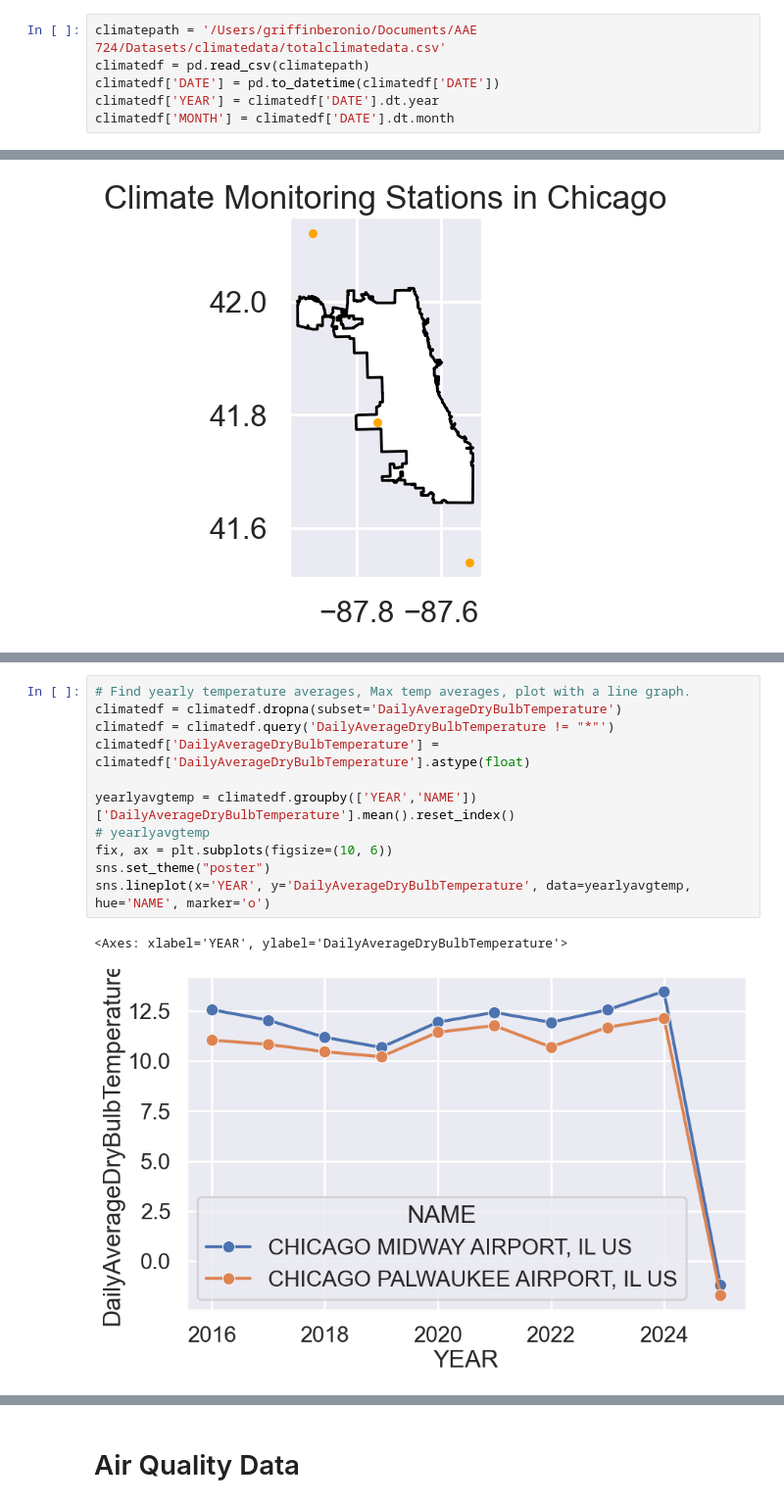
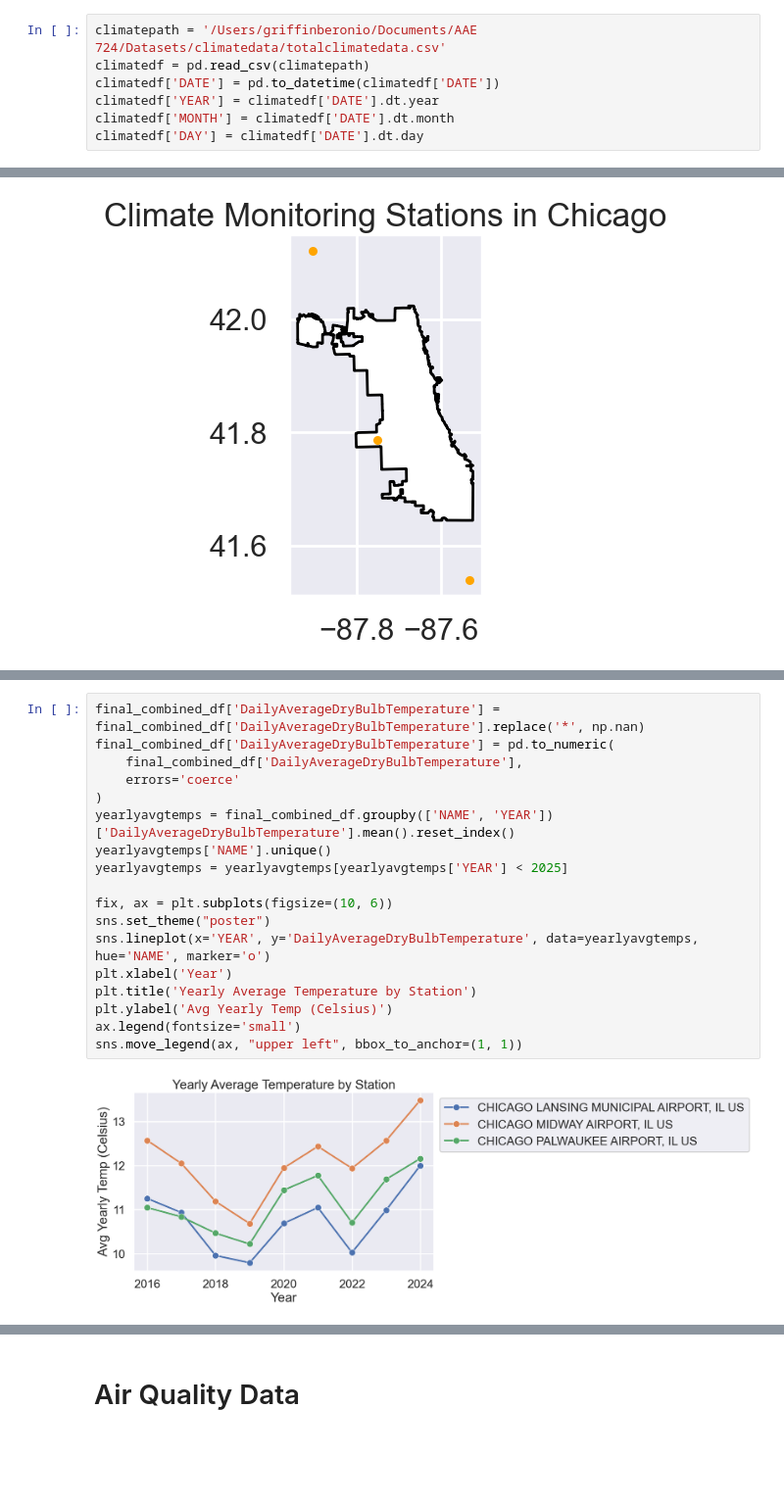
Before and after one commit to griffinberonio/AAE-724-Repo, a Jupyter notebook: airdatanotebook.ipynb, the cells around one changed output, grey strips where cells are left out. Shown at 98% size. Cells and saved outputs as stored; diff of their text form; blank space fills up the shorter version.

Commit message:
Final updates to the notebook for data description II

```diff
--- a/airdatanotebook.ipynb
+++ b/airdatanotebook.ipynb
@@ -256,3 +257,4 @@ climatedf = pd.read_csv(climatepath)
 climatedf['DATE'] = pd.to_datetime(climatedf['DATE'])
 climatedf['YEAR'] = climatedf['DATE'].dt.year
 climatedf['MONTH'] = climatedf['DATE'].dt.month
+climatedf['DAY'] = climatedf['DATE'].dt.day
@@ -318,14 +370,20 @@ for i in hourlycols:
-# %%
-# Find yearly temperature averages, Max temp averages, plot with a line graph.
-climatedf = climatedf.dropna(subset='DailyAverageDryBulbTemperature')
-climatedf = climatedf.query('DailyAverageDryBulbTemperature != "*"')
-climatedf['DailyAverageDryBulbTemperature'] = climatedf['DailyAverageDryBulbTemperature'].astype(float)
-
-yearlyavgtemp = climatedf.groupby(['YEAR','NAME'])['DailyAverageDryBulbTemperature'].mean().reset_index()
-# yearlyavgtemp
-fix, ax = plt.subplots(figsize=(10, 6))
-sns.set_theme("poster")
-sns.lineplot(x='YEAR', y='DailyAverageDryBulbTemperature', data=yearlyavgtemp, hue='NAME', marker='o')
-# %% [output]
-<Axes: xlabel='YEAR', ylabel='DailyAverageDryBulbTemperature'>
-[figure, removed]
+# %%
+final_combined_df['DailyAverageDryBulbTemperature'] = final_combined_df['DailyAverageDryBulbTemperature'].replace('*', np.nan)
+final_combined_df['DailyAverageDryBulbTemperature'] = pd.to_numeric(
+    final_combined_df['DailyAverageDryBulbTemperature'],
+    errors='coerce'
+)
+yearlyavgtemps = final_combined_df.groupby(['NAME', 'YEAR'])['DailyAverageDryBulbTemperature'].mean().reset_index()
+yearlyavgtemps['NAME'].unique()
+yearlyavgtemps = yearlyavgtemps[yearlyavgtemps['YEAR'] < 2025]
+
+fix, ax = plt.subplots(figsize=(10, 6))
+sns.set_theme("poster")
+sns.lineplot(x='YEAR', y='DailyAverageDryBulbTemperature', data=yearlyavgtemps, hue='NAME', marker='o')
+plt.xlabel('Year')
+plt.title('Yearly Average Temperature by Station')
+plt.ylabel('Avg Yearly Temp (Celsius)')
+ax.legend(fontsize='small')
+sns.move_legend(ax, "upper left", bbox_to_anchor=(1, 1))
+# %% [output]
+[figure, added]
```
Also changed, not shown: parts of 25 cells of this notebook.
